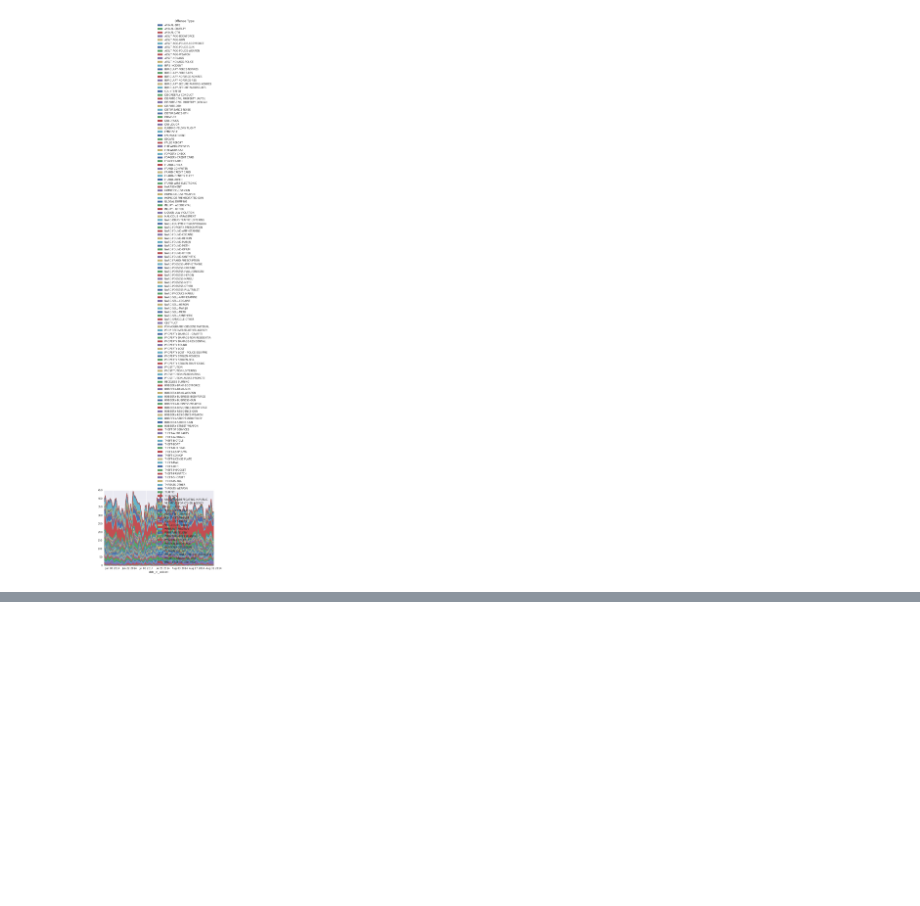
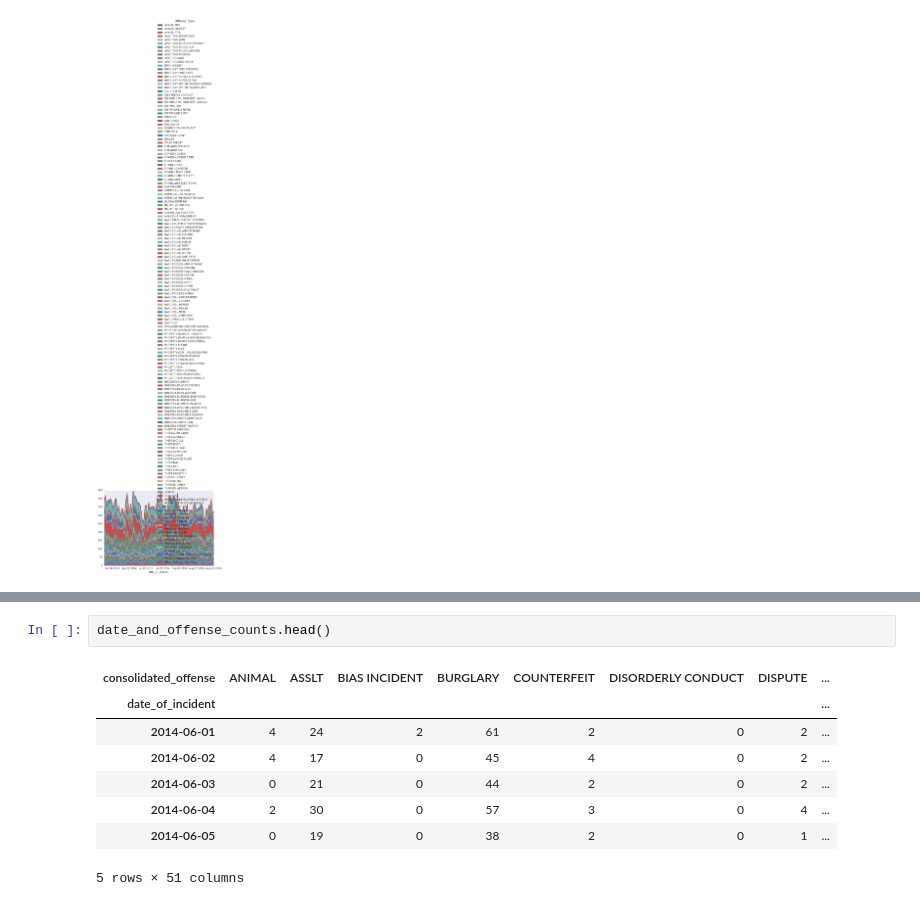
Before and after one commit to gthank/datasci_assignment_six, a Jupyter notebook: crime_analytics.ipynb, the cells around one changed output, grey strips where cells are left out. Cells and saved outputs as stored; diff of their text form; blank space fills up the shorter version.

```diff
--- a/crime_analytics.ipynb
+++ b/crime_analytics.ipynb
@@ -170,0 +217,11 @@ date_and_offense_counts.plot.area()
+# %%
+date_and_offense_counts.head()
+# %% [output]
+| consolidated_offense | ANIMAL | ASSLT | BIAS INCIDENT | BURGLARY | COUNTERFEIT | DISORDERLY CONDUCT | DISPUTE | ... |
+| date_of_incident |  |  |  |  |  |  |  | ... |
+| 2014-06-01 | 4 | 24 | 2 | 61 | 2 | 0 | 2 | ... |
+| 2014-06-02 | 4 | 17 | 0 | 45 | 4 | 0 | 2 | ... |
+| 2014-06-03 | 0 | 21 | 0 | 44 | 2 | 0 | 2 | ... |
+| 2014-06-04 | 2 | 30 | 0 | 57 | 3 | 0 | 4 | ... |
+| 2014-06-05 | 0 | 19 | 0 | 38 | 2 | 0 | 1 | ... |
+5 rows × 51 columns
```
Also changed, not shown: parts of 5 cells of this notebook.
